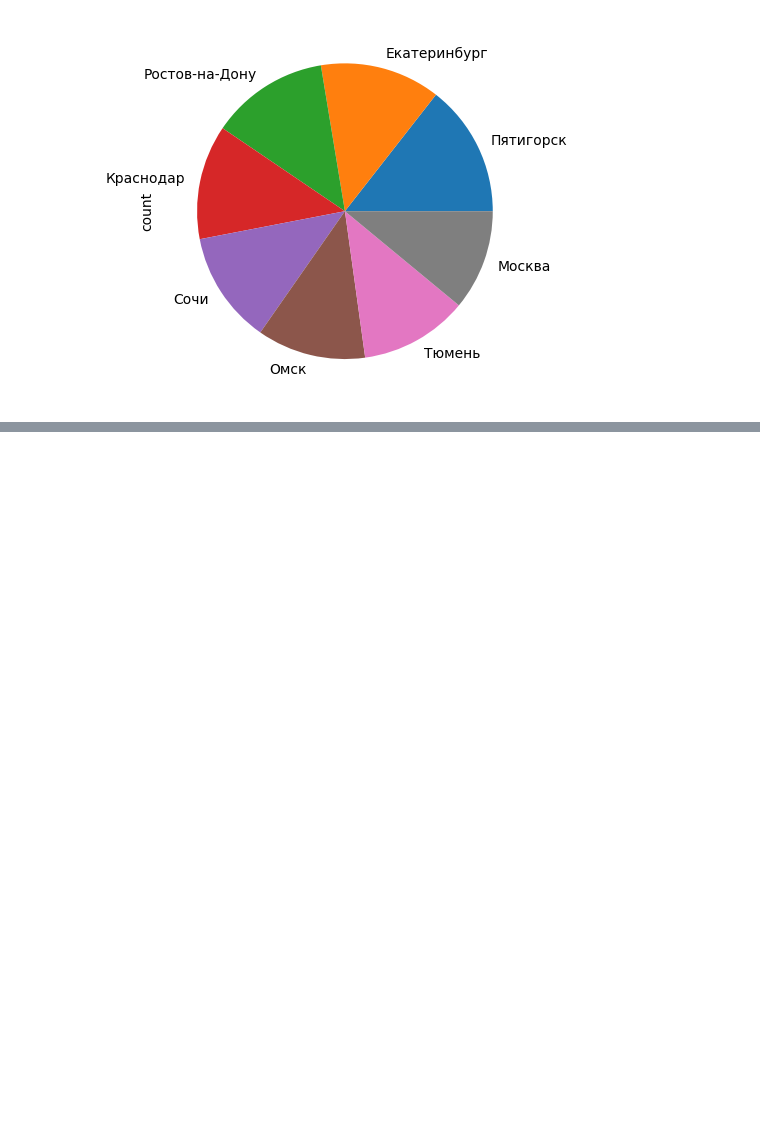
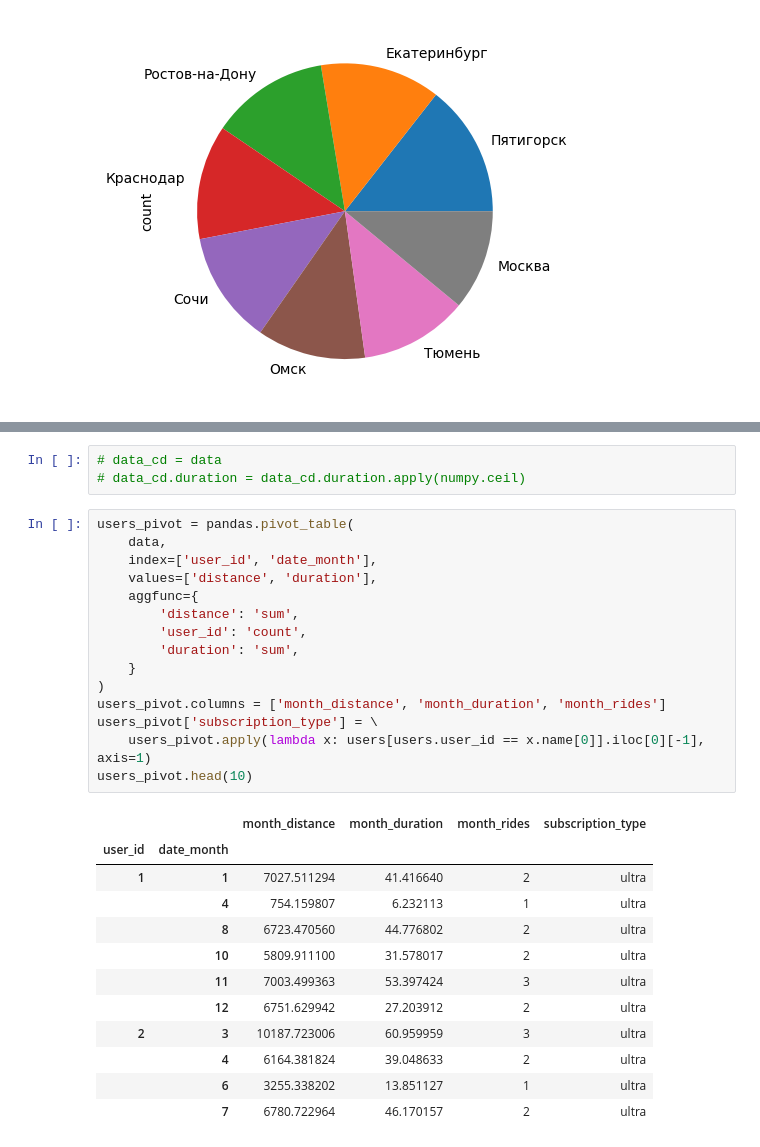
Before and after one commit to DrozhzhinD/lastbull, a Jupyter notebook: tt/t_test.ipynb, the cells around one changed output, grey strips where cells are left out. Drawn from its saved outputs; the diff is of its cells as text; blank space fills up the shorter version.

```diff
--- a/tt/t_test.ipynb
+++ b/tt/t_test.ipynb
@@ -80,3 +80,34 @@ data_ultra.head()
 | 2 | 1 | Кира | 22 | Тюмень | ultra | 754.159807 | 6.232113 | 2021-04-20 | 4 |
 | 3 | 1 | Кира | 22 | Тюмень | ultra | 2694.783254 | 18.511000 | 2021-08-11 | 8 |
 | 4 | 1 | Кира | 22 | Тюмень | ultra | 4028.687306 | 26.265803 | 2021-08-28 | 8 |
+# %%
+# data_cd = data
+# data_cd.duration = data_cd.duration.apply(numpy.ceil)
+# %%
+users_pivot = pandas.pivot_table(
+    data,
+    index=['user_id', 'date_month'],
+    values=['distance', 'duration'],
+    aggfunc={
+        'distance': 'sum',
+        'user_id': 'count',
+        'duration': 'sum',
+    }
+)
+users_pivot.columns = ['month_distance', 'month_duration', 'month_rides']
+users_pivot['subscription_type'] = \
+    users_pivot.apply(lambda x: users[users.user_id == x.name[0]].iloc[0][-1], axis=1)
+users_pivot.head(10)
+# %% [output]
+|  |  | month_distance | month_duration | month_rides | subscription_type |
+| user_id | date_month |  |  |  |  |
+| 1 | 1 | 7027.511294 | 41.416640 | 2 | ultra |
+|  | 4 | 754.159807 | 6.232113 | 1 | ultra |
+|  | 8 | 6723.470560 | 44.776802 | 2 | ultra |
+|  | 10 | 5809.911100 | 31.578017 | 2 | ultra |
+|  | 11 | 7003.499363 | 53.397424 | 3 | ultra |
+|  | 12 | 6751.629942 | 27.203912 | 2 | ultra |
+| 2 | 3 | 10187.723006 | 60.959959 | 3 | ultra |
+|  | 4 | 6164.381824 | 39.048633 | 2 | ultra |
+|  | 6 | 3255.338202 | 13.851127 | 1 | ultra |
+|  | 7 | 6780.722964 | 46.170157 | 2 | ultra |
```
